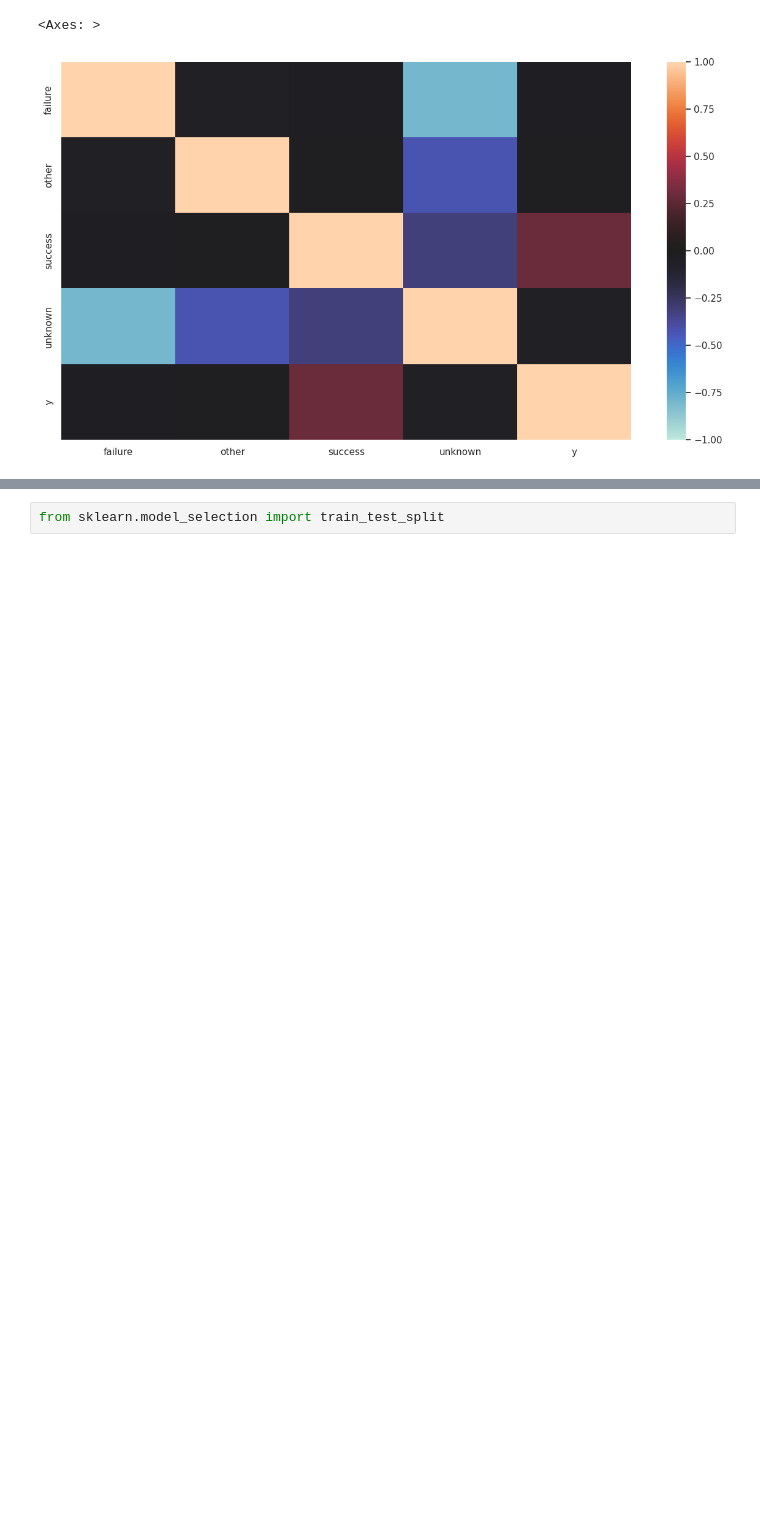
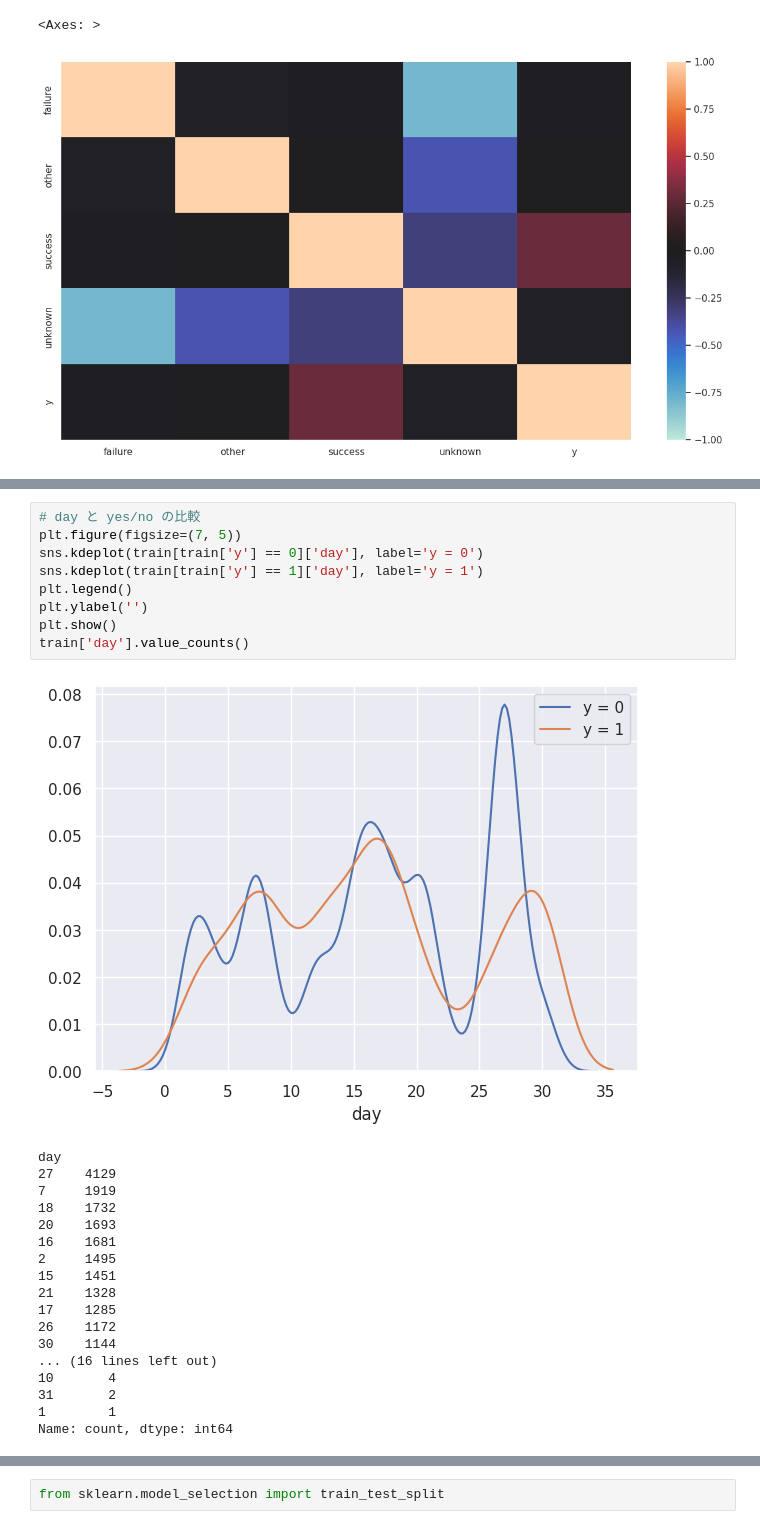
Before and after one commit to Memories-of-Sun-and-Moon/SIGNATE4B_040_Bank_Customer_Tartgeting, a Jupyter notebook: solve.ipynb, the cells around one changed output, grey strips where cells are left out. Saved outputs shown, nothing was run; the diff lists cells and outputs as text; blank space fills up the shorter version.

```diff
--- a/solve.ipynb
+++ b/solve.ipynb
@@ -121,0 +156,28 @@ sns.heatmap(df_poutcome_y_EDA.corr(), vmax=1, vmin=-1, center=0)
+# %%
+# day と yes/no の比較
+plt.figure(figsize=(7, 5))
+sns.kdeplot(train[train['y'] == 0]['day'], label='y = 0')
+sns.kdeplot(train[train['y'] == 1]['day'], label='y = 1')
+plt.legend()
+plt.ylabel('')
+plt.show()
+train['day'].value_counts()
+# %% [output]
+[figure, added]
+day
+27    4129
+7     1919
+18    1732
+20    1693
+16    1681
+2     1495
+15    1451
+21    1328
+17    1285
+26    1172
+30    1144
+... (16 lines left out)
+10       4
+31       2
+1        1
+Name: count, dtype: int64
```
Also changed, not shown: parts of 11 cells of this notebook, 1 other file.
